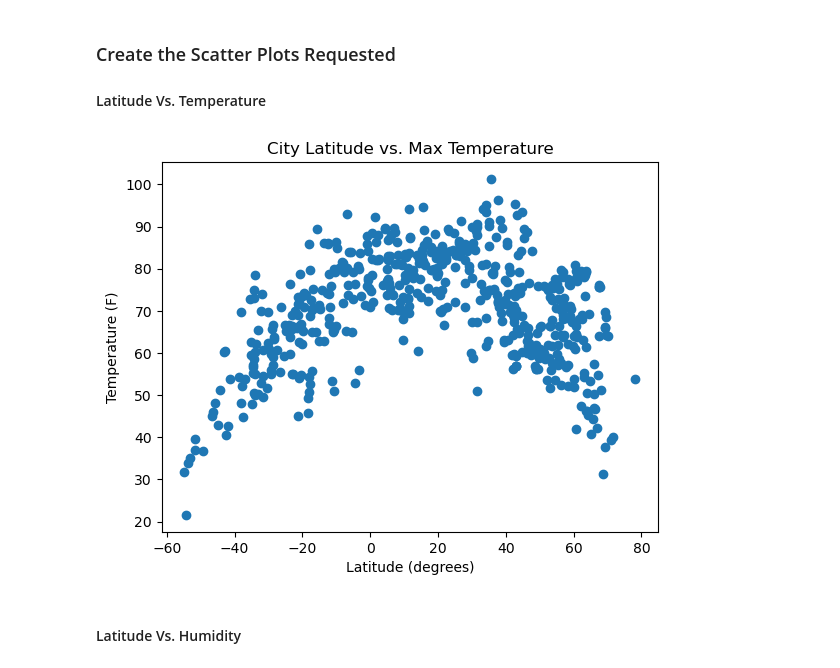
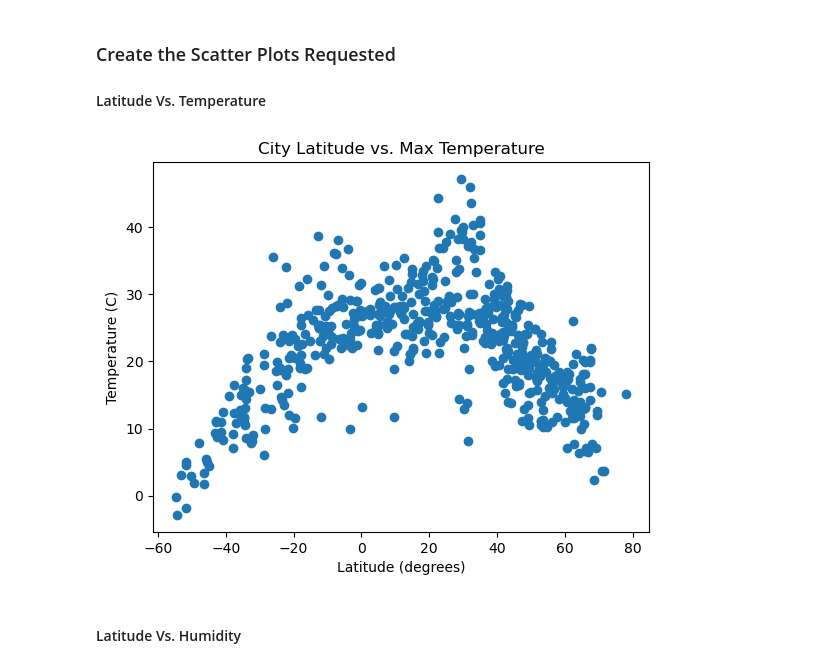
Before and after one commit to n-o-karma/python-api-challenge, a Jupyter notebook: WeatherPy/WeatherPy.ipynb, the cells around one changed output. Cells and saved outputs as stored; diff of their text form; code cells hidden in the pictures.

```diff
--- a/WeatherPy/WeatherPy.ipynb
+++ b/WeatherPy/WeatherPy.ipynb
@@ -191,19 +191,19 @@ city_data_df.head()
 # %%
 # Build scatter plot for latitude vs. temperature
 plt.scatter(city_data_df['Lat'], city_data_df['Max Temp'])
 
 # Incorporate the other graph properties
 plt.title('City Latitude vs. Max Temperature')
 plt.xlabel('Latitude (degrees)')
-plt.ylabel('Temperature (F)')
+plt.ylabel('Temperature (C)')
 
 # Save the figure
 plt.savefig("output_data/Fig1.png")
 
 # Show plot
 plt.show()
 # %% [output]
-[figure, old version]
+[figure, new version]
 # %% [markdown]
 #### Latitude Vs. Humidity
 # %%
```
Also changed, not shown: parts of 31 cells of this notebook, 5 other files.
